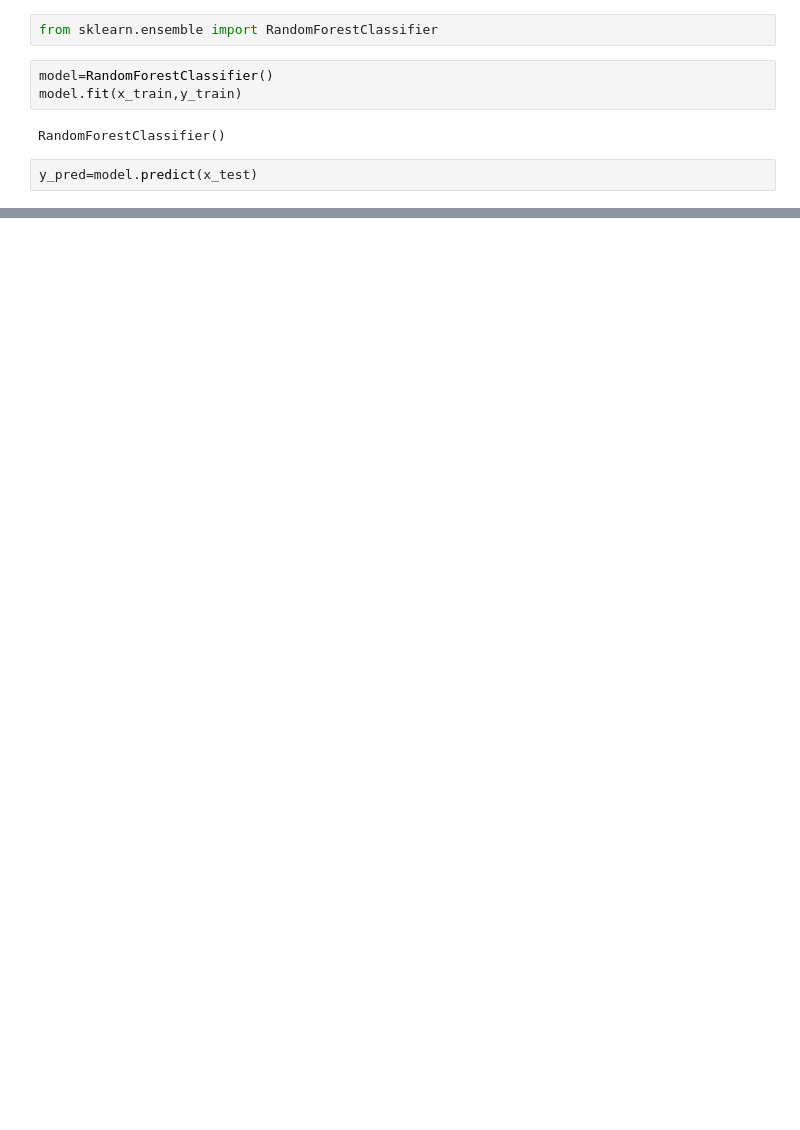
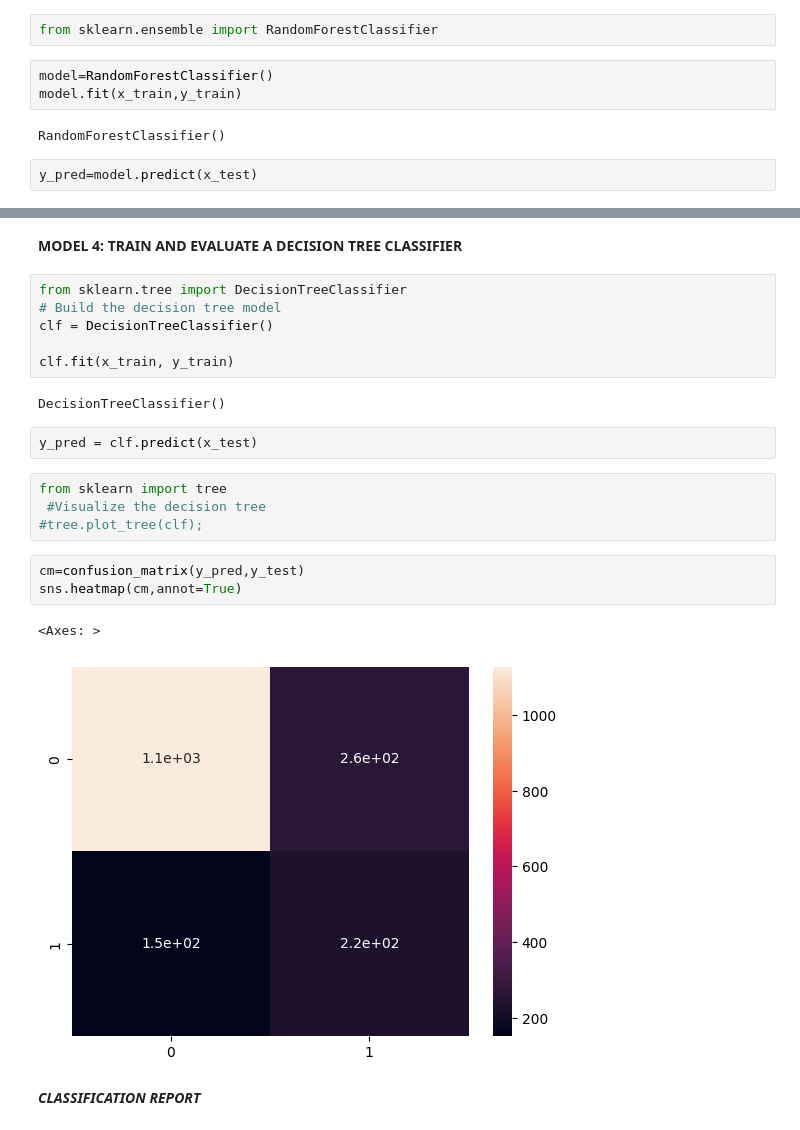
Before and after one commit to musah29/Teleco_Customer_Churn_Analysis, a Jupyter notebook: LP3_TELCO_CHURN_ANALYSIS.ipynb, the cells around one changed output, grey strips where cells are left out. Saved outputs shown, nothing was run; the diff lists cells and outputs as text; blank space fills up the shorter version.

```diff
--- a/LP3_TELCO_CHURN_ANALYSIS.ipynb
+++ b/LP3_TELCO_CHURN_ANALYSIS.ipynb
@@ -271,0 +397,24 @@ weighted avg       0.77      0.78      0.77      1761
+# %% [markdown]
+**MODEL 4: TRAIN AND EVALUATE A DECISION TREE CLASSIFIER**
+# %%
+from sklearn.tree import DecisionTreeClassifier
+# Build the decision tree model
+clf = DecisionTreeClassifier()
+
+clf.fit(x_train, y_train)
+# %% [output]
+DecisionTreeClassifier()
+# %%
+y_pred = clf.predict(x_test)
+# %%
+from sklearn import tree
+ #Visualize the decision tree
+#tree.plot_tree(clf);
+# %%
+cm=confusion_matrix(y_pred,y_test)
+sns.heatmap(cm,annot=True)
+# %% [output]
+<Axes: >
+[figure, added]
+# %% [markdown]
+***CLASSIFICATION REPORT***
```
Also changed, not shown: parts of 44 cells of this notebook.
